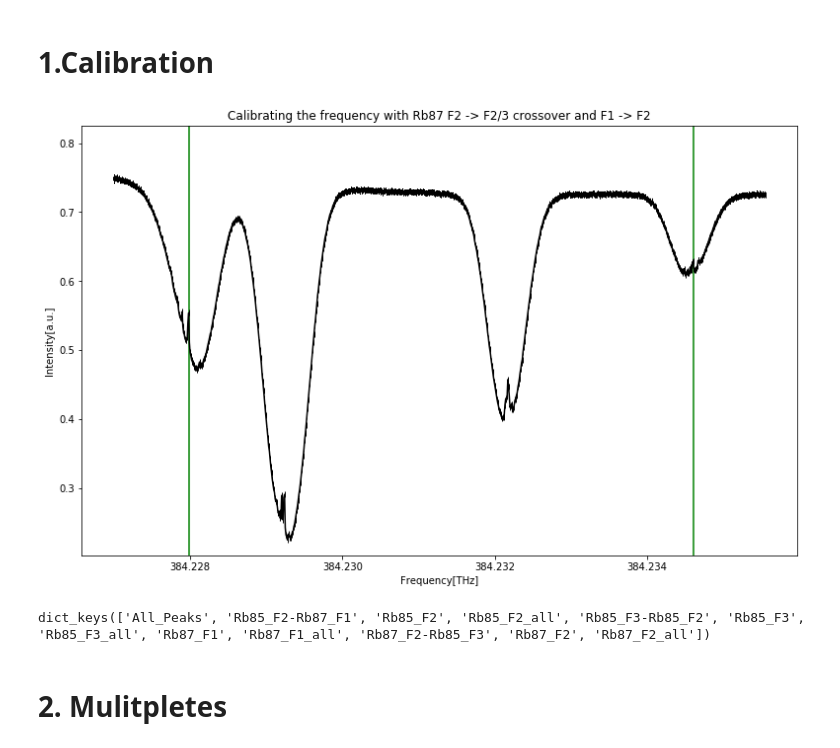
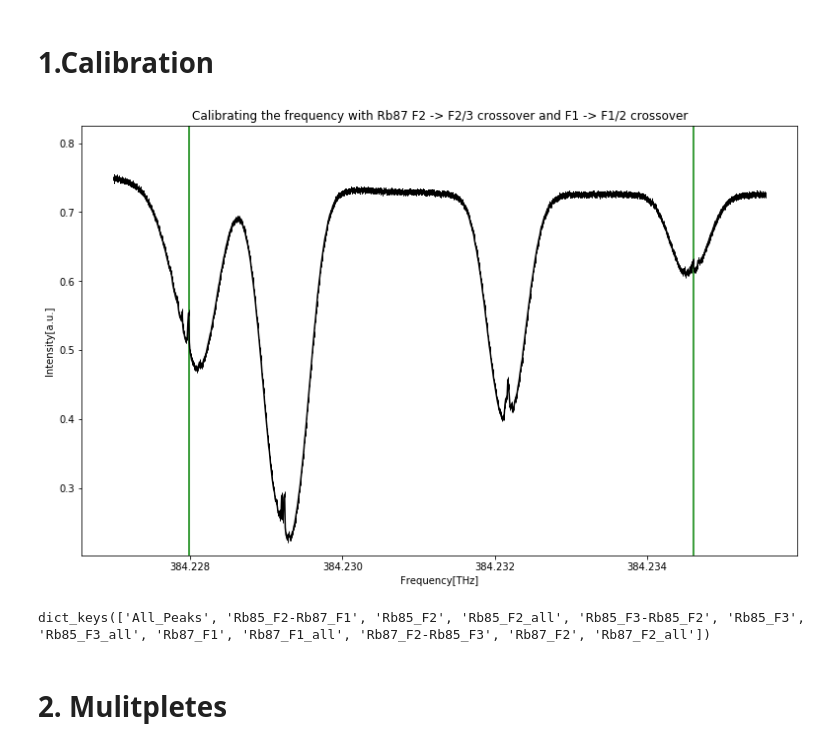
Before and after one commit to anananlyjlyj/physics-FP-Uni-HD, a Jupyter notebook: F20 Magneto-optical Trap/Part I.ipynb, the cells around one changed output. Drawn from its saved outputs; the diff is of its cells as text; code cells hidden in the pictures.

```diff
--- a/F20 Magneto-optical Trap/Part I.ipynb
+++ b/F20 Magneto-optical Trap/Part I.ipynb
@@ -95,35 +95,35 @@ def scaling(t):
     return (cross87_s2_p23+(t-zero)*scale)*1e-12
 
 def gaussian(x,fac,mean,std,off):
     return fac*np.exp(-(x-mean)**2/(2*std**2))+off
 
 def lorentzian(x,fac,mean,fwhm):
     return fac/(1+((mean-x)/(0.5*fwhm))**2)
 
 def temperature87(wid, wave):
     sig = wid*1e12
     return (sig**2/(wave*1e12)**2)*mass87*light**2/kb
 
 def temperature85(wid, wave):
     sig = wid*1e12
     return (sig**2/(wave*1e12)**2)*mass87*light**2/kb
 
 t = scaling(t)
 t_p = scaling(t_p)
 
 plt.figure(figsize=(13,8))
 plt.vlines(t_p[::3],np.min(i)*0.9,np.max(i)*1.1,colors='green')
 plt.ylim(np.min(i)*0.9,np.max(i)*1.1)
 plt.plot(t,i,'k|-')
-plt.title('Calibrating the frequency with Rb87 F2 -> F2/3 crossover and F1 -> F2')
+plt.title('Calibrating the frequency with Rb87 F2 -> F2/3 crossover and F1 -> F1/2 crossover')
 plt.ylabel('Intensity[a.u.]')
 plt.xlabel('Frequency[THz]')
 plt.gca().get_xaxis().get_major_formatter().set_useOffset(False)
 plt.show()
 del t,i,d,t_p
 print(dic.keys())
 # %% [output]
-[figure, old version]
+[figure, new version]
 dict_keys(['All_Peaks', 'Rb85_F2-Rb87_F1', 'Rb85_F2', 'Rb85_F2_all', 'Rb85_F3-Rb85_F2', 'Rb85_F3', 'Rb85_F3_all', 'Rb87_F1', 'Rb87_F1_all', 'Rb87_F2-Rb85_F3', 'Rb87_F2', 'Rb87_F2_all'])
 # %% [markdown]
 # 2. Mulitpletes
```
Also changed, not shown: parts of 1 cell of this notebook.
